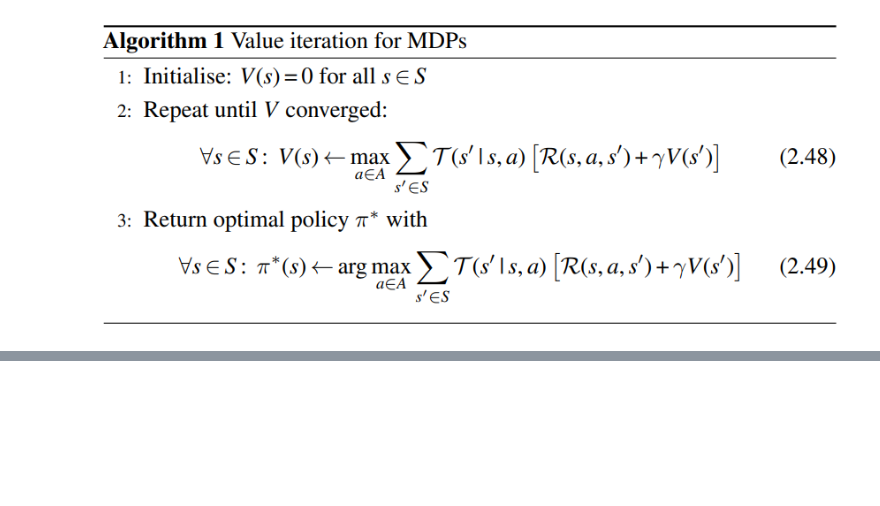
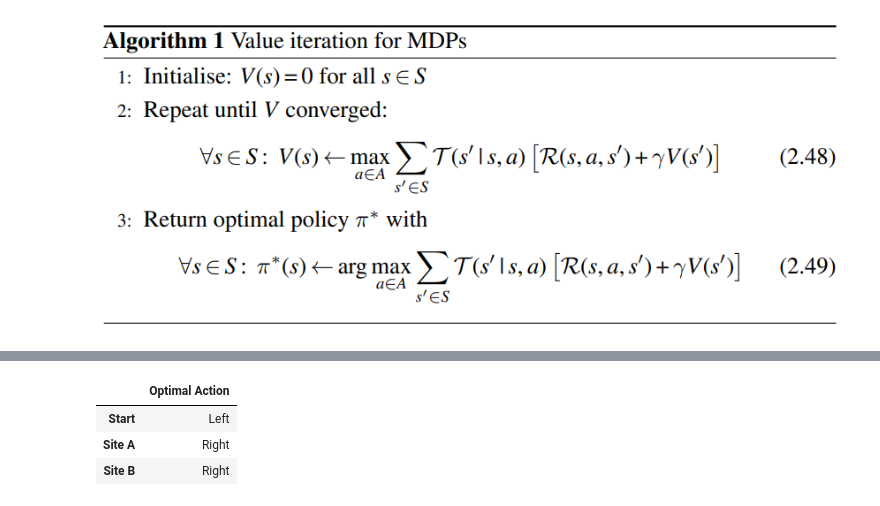
Before and after one commit to victorsevero/marl-book, a Jupyter notebook: notebook/mdp_value_iteration.ipynb, the cells around one changed output, grey strips where cells are left out. Saved outputs shown, nothing was run; the diff lists cells and outputs as text; code cells hidden in the pictures; blank space fills up the shorter version.

```diff
--- a/notebook/mdp_value_iteration.ipynb
+++ b/notebook/mdp_value_iteration.ipynb
@@ -46,12 +50,14 @@ def get_optimal_policy(env: MarsRover, V: np.ndarray, gamma=0.95):
     )
     return policy
 
+
 policy = get_optimal_policy(env, values)
-JSON(
+pd.Series(
     {
         env.STATES[idx]: env.ACTIONS[value]
         for idx, value in enumerate(policy)
         if not env.is_terminal(idx)
-    }
-)
+    },
+    name="Optimal Action",
+).to_frame()
 # %% [output]
@@ -58,0 +64,4 @@ JSON(
+|  | Optimal Action |
+| Start | Left |
+| Site A | Right |
+| Site B | Right |
```
Also changed, not shown: parts of 3 cells of this notebook, 3 other files.
